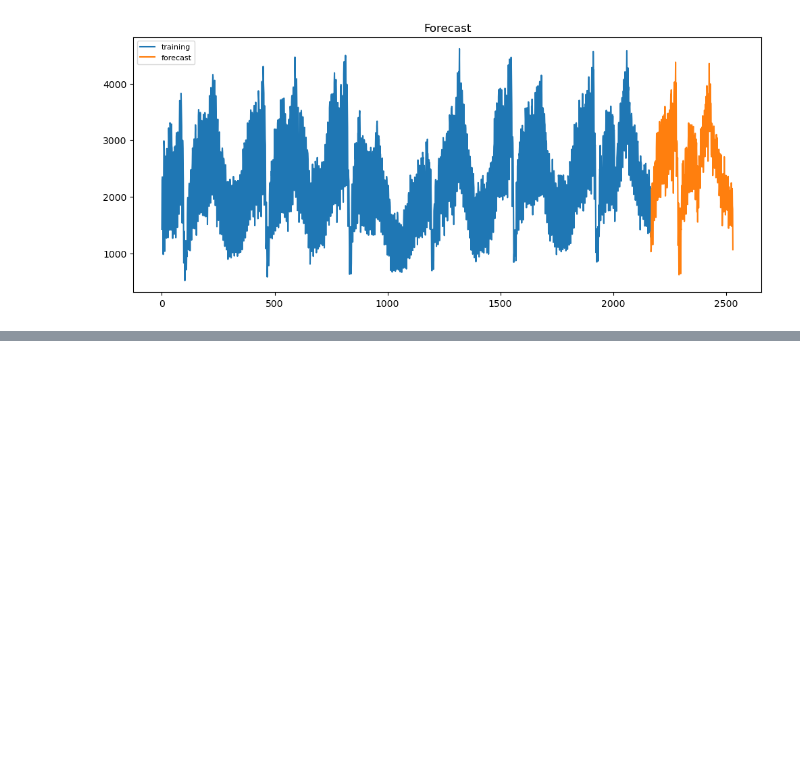
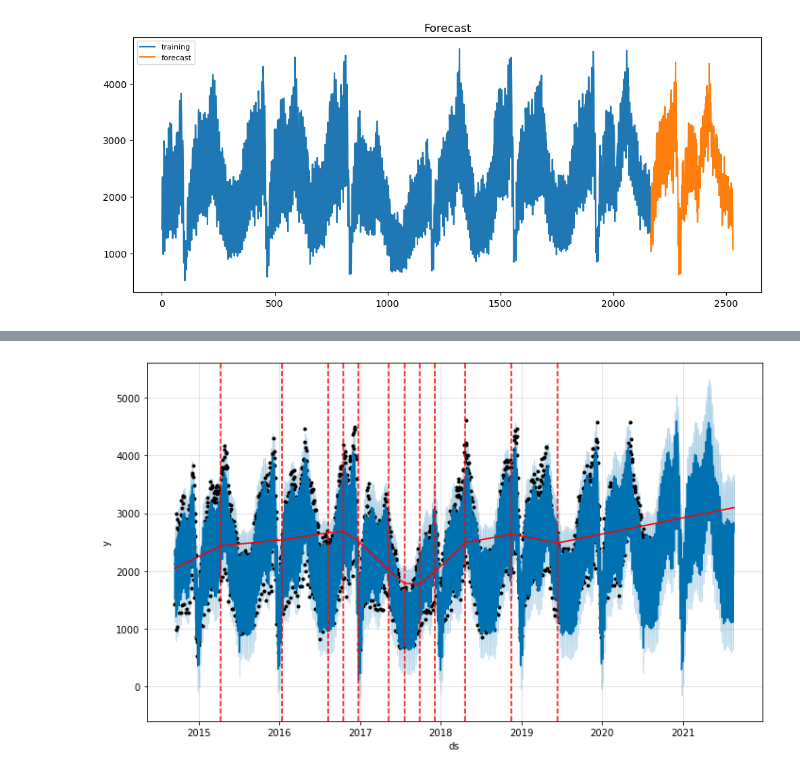
Before and after one commit to hubaditya/Webpage-Traffic-Time-Series, a Jupyter notebook: Web Traffic Time Series Analysis.ipynb, the cells around one changed output, grey strips where cells are left out. Cells and saved outputs as stored; diff of their text form; code cells hidden in the pictures; blank space fills up the shorter version.

```diff
--- a/Web Traffic Time Series Analysis.ipynb
+++ b/Web Traffic Time Series Analysis.ipynb
@@ -616,3 +622,10 @@ plt.title('Forecast')
 _ = plt.legend(loc='upper left', fontsize=8)
 # %% [output]
 [figure]
+# %%
+df.rename(columns = {
+'date': 'ds',
+'n_first_visits': 'y',
+}, inplace = True)
+df.drop(['day'], axis=1, inplace=True)
+df.head()
@@ -618,0 +716,13 @@ _ = plt.legend(loc='upper left', fontsize=8)
+# %%
+# investigating multiplicative seasonality
+
+model_multi = Prophet(weekly_seasonality=False, seasonality_mode='multiplicative', interval_width=0.90)
+model_multi.add_seasonality(name='weekly_on_season', period=7, fourier_order=3, condition_name='on_season')
+model_multi.add_seasonality(name='weekly_off_season', period=7, fourier_order=3, condition_name='off_season')
+model_multi.add_country_holidays(country_name='US')
+_ = model_multi.fit(df)
+# %%
+future = model_multi.make_future_dataframe(periods=365)
+future['on_season'] = future['ds'].apply(is_on_season)
+future['off_season'] = ~future['ds'].apply(is_on_season)
+future.tail()
@@ -618,0 +736,6 @@ _ = plt.legend(loc='upper left', fontsize=8)
+# %%
+forecast = model_multi.predict(future)
+fig1 = model_multi.plot(forecast)
+_ = add_changepoints_to_plot(fig1.gca(), model_multi, forecast)
+# %% [output]
+[figure, added]
```
Also changed, not shown: parts of 28 cells of this notebook.
